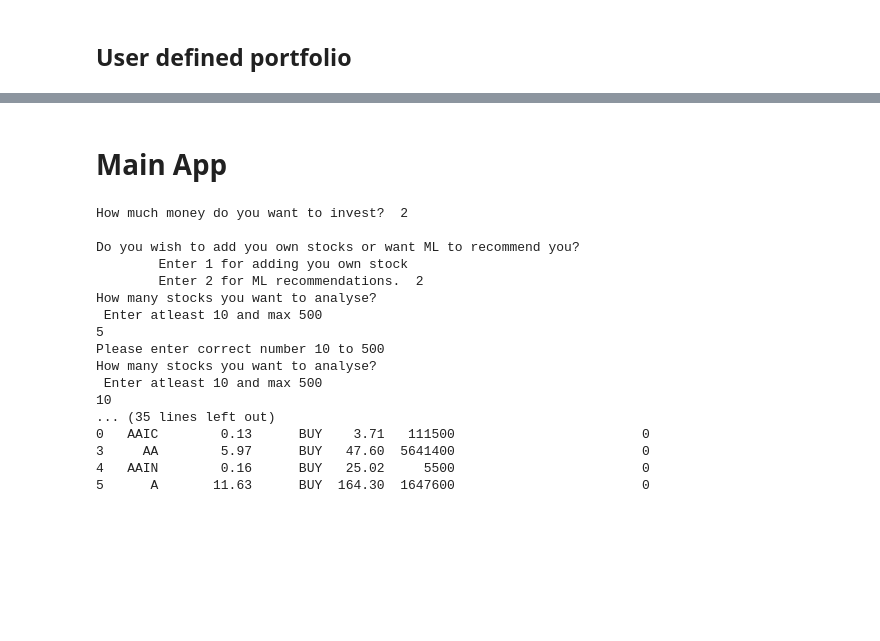
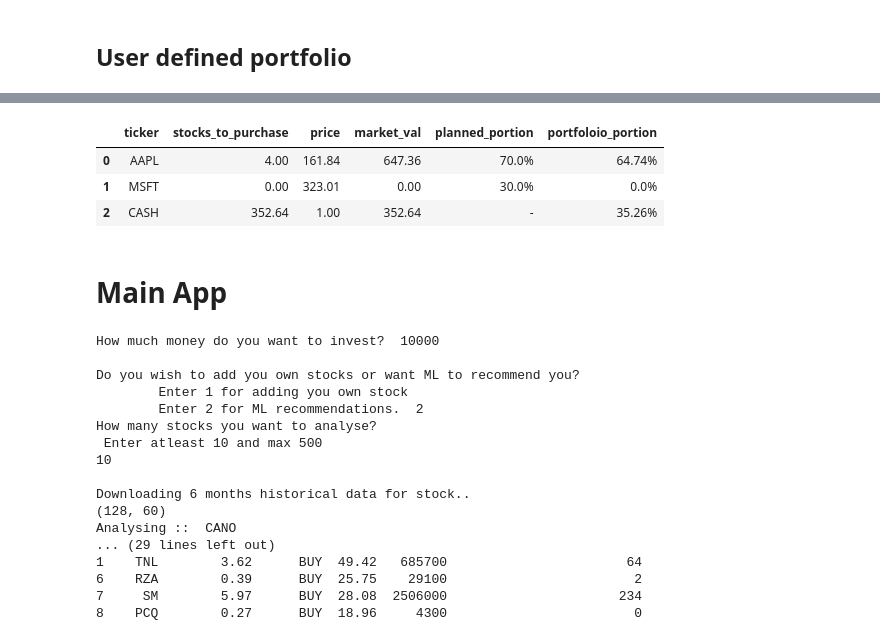
Before and after one commit to njanrepo/MLEProject, a Jupyter notebook: task.ipynb, the cells around one changed output, grey strips where cells are left out. Cells and saved outputs as stored; diff of their text form; code cells hidden in the pictures; blank space fills up the shorter version.

```diff
--- a/task.ipynb
+++ b/task.ipynb
@@ -487,0 +618,7 @@ Analysing ::  AAIN
+# %%
+w
+# %% [output]
+|  | ticker | stocks_to_purchase | price | market_val | planned_portion | portfoloio_portion |
+| 0 | AAPL | 4.00 | 161.84 | 647.36 | 70.0% | 64.74% |
+| 1 | MSFT | 0.00 | 323.01 | 0.00 | 30.0% | 0.0% |
+| 2 | CASH | 352.64 | 1.00 | 352.64 | - | 35.26% |
@@ -488,14 +634,7 @@ Analysing ::  AAIN
 # %% [markdown]
 # Main App
 # %%
-def fancy_print(msg, df):
-  if df.shape[0] > 0:
-    print("")
-    print("-"*50)
-    print(msg)
-    print("-"*50)
-    print(df)
-    print("")
+
 income = get_correct_input_from_user("How much money do you want to invest?  ")
 print('\nDo you wish to add you own stocks or want ML to recommend you? ')
 user_port_option = get_correct_input_from_user("\tEnter 1 for adding you own stock\n\tEnter 2 for ML recommendations.  ")
@@ -506,27 +645,26 @@ elif user_port_option ==2:
   n_data = classify()
   fancy_print("Stocks you should consider BUYING today.. ", n_data[n_data['tomorrow'] == "BUY"])
   fancy_print("Stocks you should consider SELLING today.. ", n_data[n_data['tomorrow'] == "SELL"])
-  fancy_print("Stocks you should consider HOLDING.. ", n_data[n_data['tomorrow'] == "HOLD"])
   buy_df = n_data[n_data['tomorrow'] == 'BUY']
   a_data = allot_funds(buy_df, income)
   fancy_print("Stocks Recommendations..", a_data.head())
 else:
   print("Enter only 1 or 2, No other numbers are accepted.")
 # %% [output]
-How much money do you want to invest?  2
+How much money do you want to invest?  10000
 
 Do you wish to add you own stocks or want ML to recommend you?
         Enter 1 for adding you own stock
         Enter 2 for ML recommendations.  2
 How many stocks you want to analyse?
  Enter atleast 10 and max 500
-5
-Please enter correct number 10 to 500
-How many stocks you want to analyse?
- Enter atleast 10 and max 500
 10
-... (35 lines left out)
-0   AAIC        0.13      BUY    3.71   111500                        0
-3     AA        5.97      BUY   47.60  5641400                        0
-4   AAIN        0.16      BUY   25.02     5500                        0
-5      A       11.63      BUY  164.30  1647600                        0
+
+Downloading 6 months historical data for stock..
+(128, 60)
+Analysing ::  CANO
+... (29 lines left out)
+1    TNL        3.62      BUY  49.42   685700                       64
+6    RZA        0.39      BUY  25.75    29100                        2
+7     SM        5.97      BUY  28.08  2506000                      234
+8    PCQ        0.27      BUY  18.96     4300                        0
```
Also changed, not shown: parts of 19 cells of this notebook.
